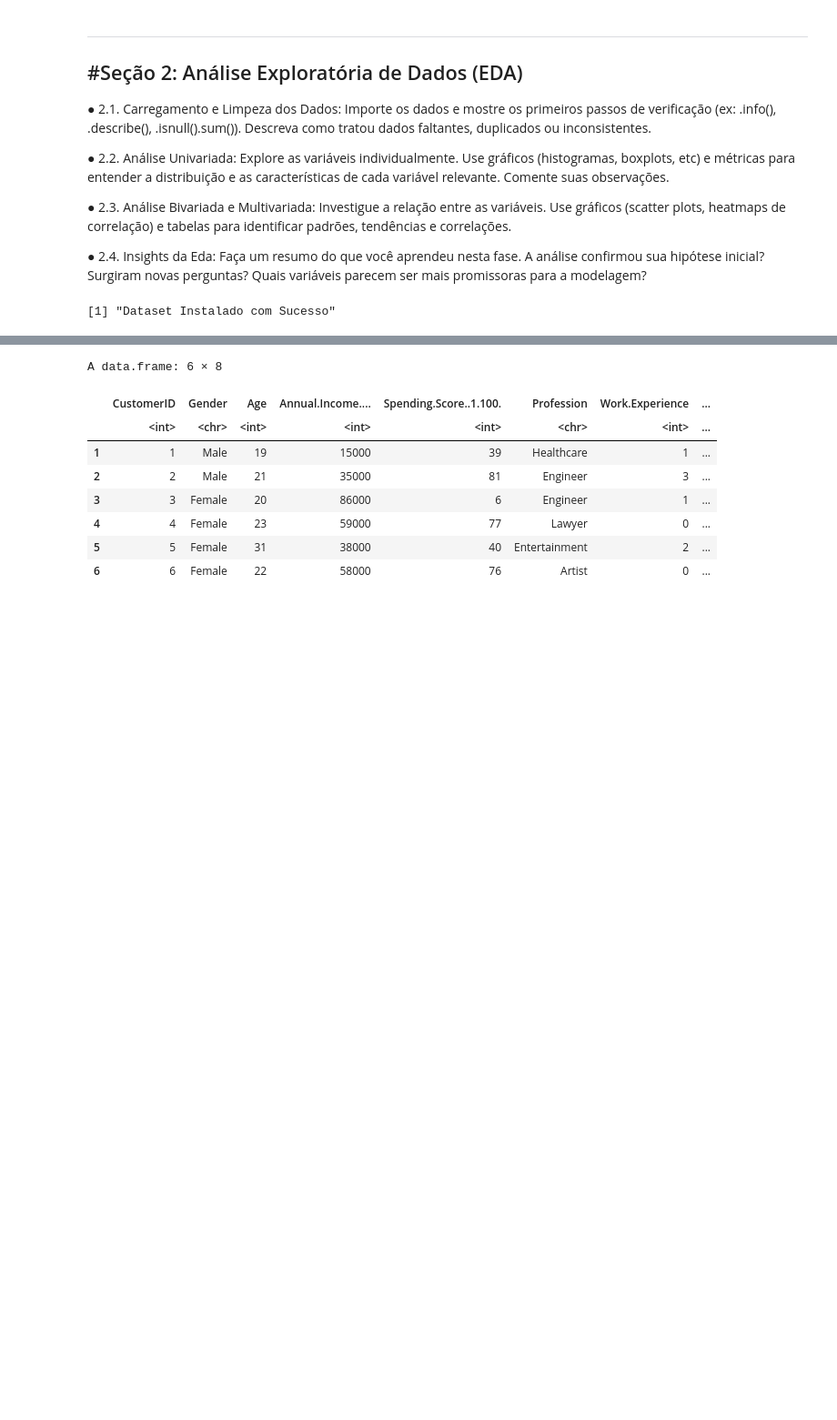
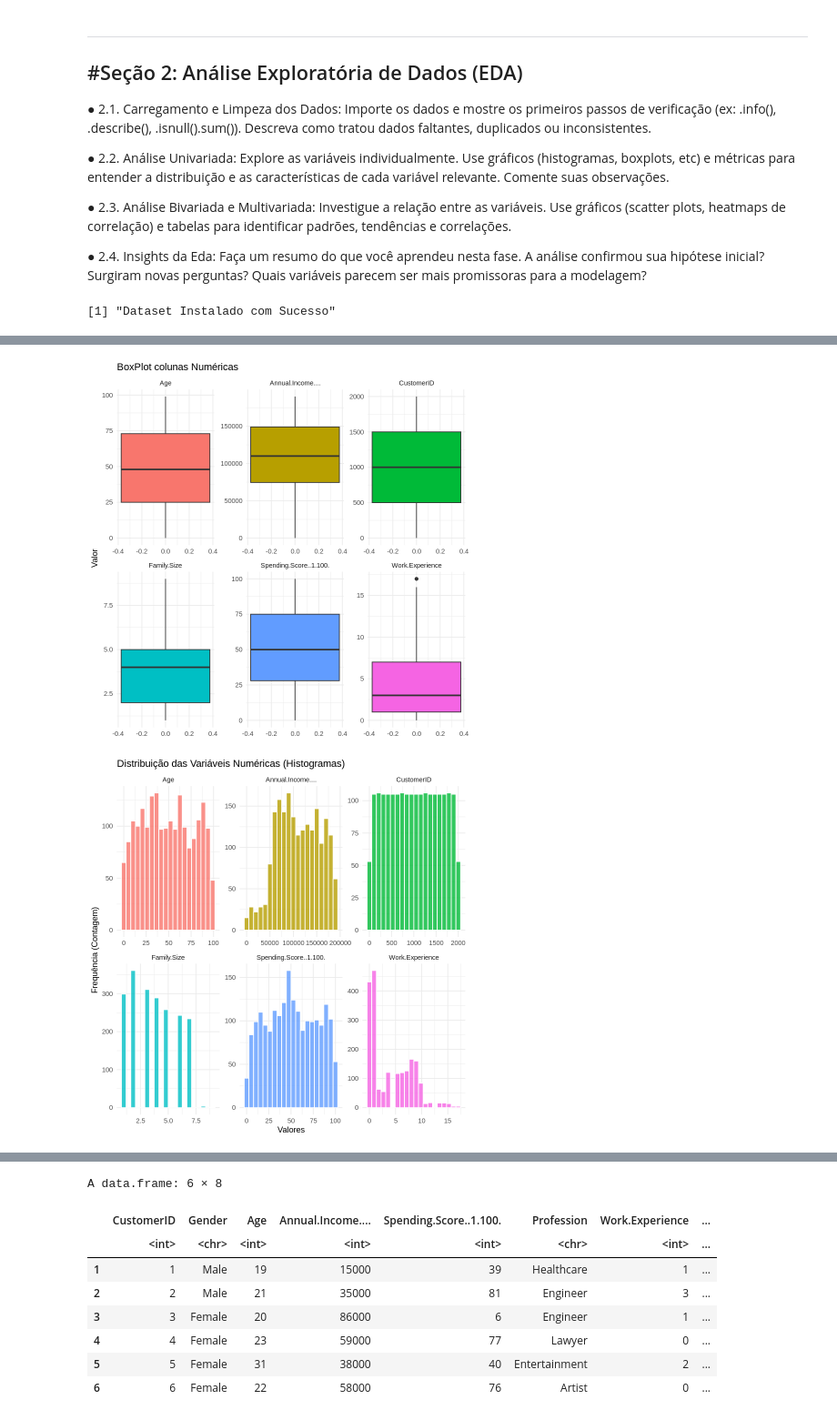
Before and after one commit to ThAlvesM/Kmean_2026-1, a Jupyter notebook: Kmean_2026-1.ipynb, the cells around one changed output, grey strips where cells are left out. Shown at 91% size. Saved outputs shown, nothing was run; the diff lists cells and outputs as text; code cells hidden in the pictures; blank space fills up the shorter version.

```diff
--- a/Kmean_2026-1.ipynb
+++ b/Kmean_2026-1.ipynb
@@ -64,7 +34,7 @@ tendências e correlações.
 confirmou sua hipótese inicial? Surgiram novas perguntas? Quais variáveis parecem
 ser mais promissoras para a modelagem?
 # %%
-dataset <- read.csv ("/Customers.csv", header = TRUE)
+dataset <- read.csv ("Customers.csv", header = TRUE)
 #Fazer alguma verificação aqui no meio
 print("Dataset Instalado com Sucesso")
 # %% [output]
@@ -71,0 +134,29 @@ print("Dataset Instalado com Sucesso")
+# %%
+dados_longo <- dataset %>%
+  select(where(is.numeric)) %>%
+  pivot_longer(cols = everything(), names_to = "Variavel", values_to = "Valor")
+
+ggplot(dados_longo, aes(y = Valor, fill = Variavel)) +
+  geom_boxplot() +
+  facet_wrap(~Variavel, scales = "free") +
+  theme_minimal() +
+  theme(legend.position = "none") +
+  labs(title = "BoxPlot colunas Numéricas")
+
+dados_longo <- dataset %>%
+  select(where(is.numeric)) %>%
+  pivot_longer(cols = everything(), names_to = "Variavel", values_to = "Valor")
+
+ggplot(dados_longo, aes(x = Valor, fill = Variavel)) +
+  geom_histogram(bins = 20, color = "white", alpha = 0.8) +
+  facet_wrap(~Variavel, scales = "free") +
+  theme_minimal() +
+  theme(legend.position = "none") +
+  labs(
+    title = "Distribuição das Variáveis Numéricas (Histogramas)",
+    x = "Valores",
+    y = "Frequência (Contagem)"
+  )
+# %% [output]
+[figure, added]
+[figure, added]
```
Also changed, not shown: parts of 10 cells of this notebook.
